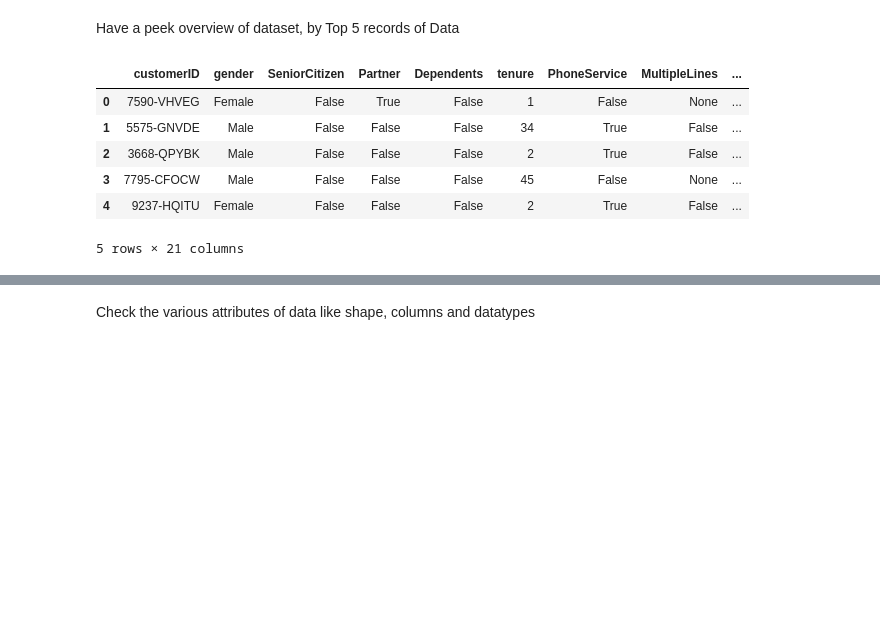
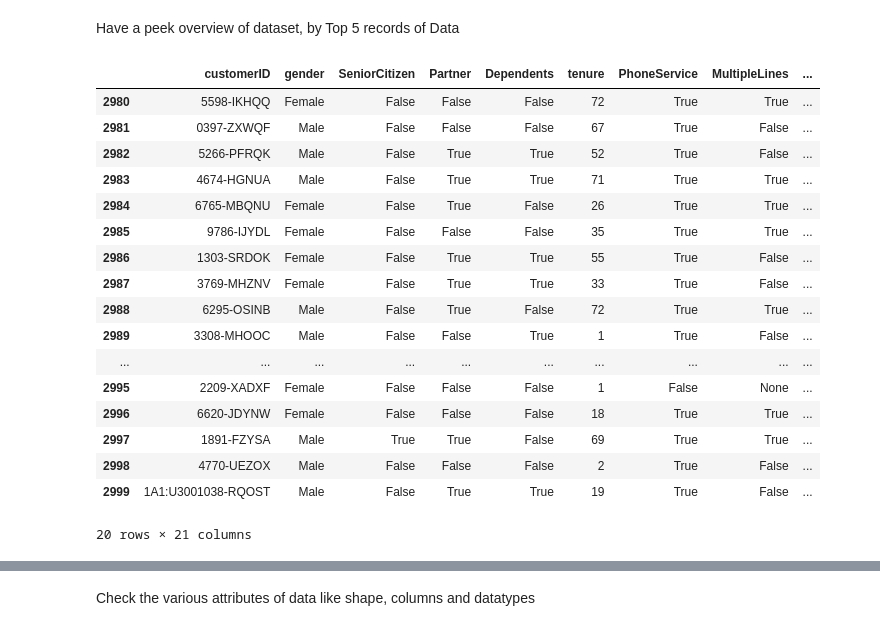
Before and after one commit to DelphinKdl/customer-churn-prediction-classification-model, a Jupyter notebook: notebook.ipynb, the cells around one changed output, grey strips where cells are left out. Cells and saved outputs as stored; diff of their text form; code cells hidden in the pictures; blank space fills up the shorter version.

```diff
--- a/notebook.ipynb
+++ b/notebook.ipynb
@@ -158,14 +158,25 @@ firstData = pd.read_sql(query1, conn)
 secondData = pd.read_csv('dataset\LP2_Telco-churn-second-2000.csv')
 # %% [markdown]
 Have a peek overview of dataset, by Top 5 records of Data
-# %%
-firstData.head()
-# %% [output]
-|  | customerID | gender | SeniorCitizen | Partner | Dependents | tenure | PhoneService | MultipleLines | ... |
-| 0 | 7590-VHVEG | Female | False | True | False | 1 | False | None | ... |
-| 1 | 5575-GNVDE | Male | False | False | False | 34 | True | False | ... |
-| 2 | 3668-QPYBK | Male | False | False | False | 2 | True | False | ... |
-| 3 | 7795-CFOCW | Male | False | False | False | 45 | False | None | ... |
-| 4 | 9237-HQITU | Female | False | False | False | 2 | True | False | ... |
-5 rows × 21 columns
+# %%
+firstData.tail(20)
+# %% [output]
+|  | customerID | gender | SeniorCitizen | Partner | Dependents | tenure | PhoneService | MultipleLines | ... |
+| 2980 | 5598-IKHQQ | Female | False | False | False | 72 | True | True | ... |
+| 2981 | 0397-ZXWQF | Male | False | False | False | 67 | True | False | ... |
+| 2982 | 5266-PFRQK | Male | False | True | True | 52 | True | False | ... |
+| 2983 | 4674-HGNUA | Male | False | True | True | 71 | True | True | ... |
+| 2984 | 6765-MBQNU | Female | False | True | False | 26 | True | True | ... |
+| 2985 | 9786-IJYDL | Female | False | False | False | 35 | True | True | ... |
+| 2986 | 1303-SRDOK | Female | False | True | True | 55 | True | False | ... |
+| 2987 | 3769-MHZNV | Female | False | True | True | 33 | True | False | ... |
+| 2988 | 6295-OSINB | Male | False | True | False | 72 | True | True | ... |
+| 2989 | 3308-MHOOC | Male | False | False | True | 1 | True | False | ... |
+| ... | ... | ... | ... | ... | ... | ... | ... | ... | ... |
+| 2995 | 2209-XADXF | Female | False | False | False | 1 | False | None | ... |
+| 2996 | 6620-JDYNW | Female | False | False | False | 18 | True | True | ... |
+| 2997 | 1891-FZYSA | Male | True | True | False | 69 | True | True | ... |
+| 2998 | 4770-UEZOX | Male | False | False | False | 2 | True | False | ... |
+| 2999 | 1A1:U3001038-RQOST | Male | False | True | True | 19 | True | False | ... |
+20 rows × 21 columns
 # %%
```
Also changed, not shown: parts of 9 cells of this notebook.
